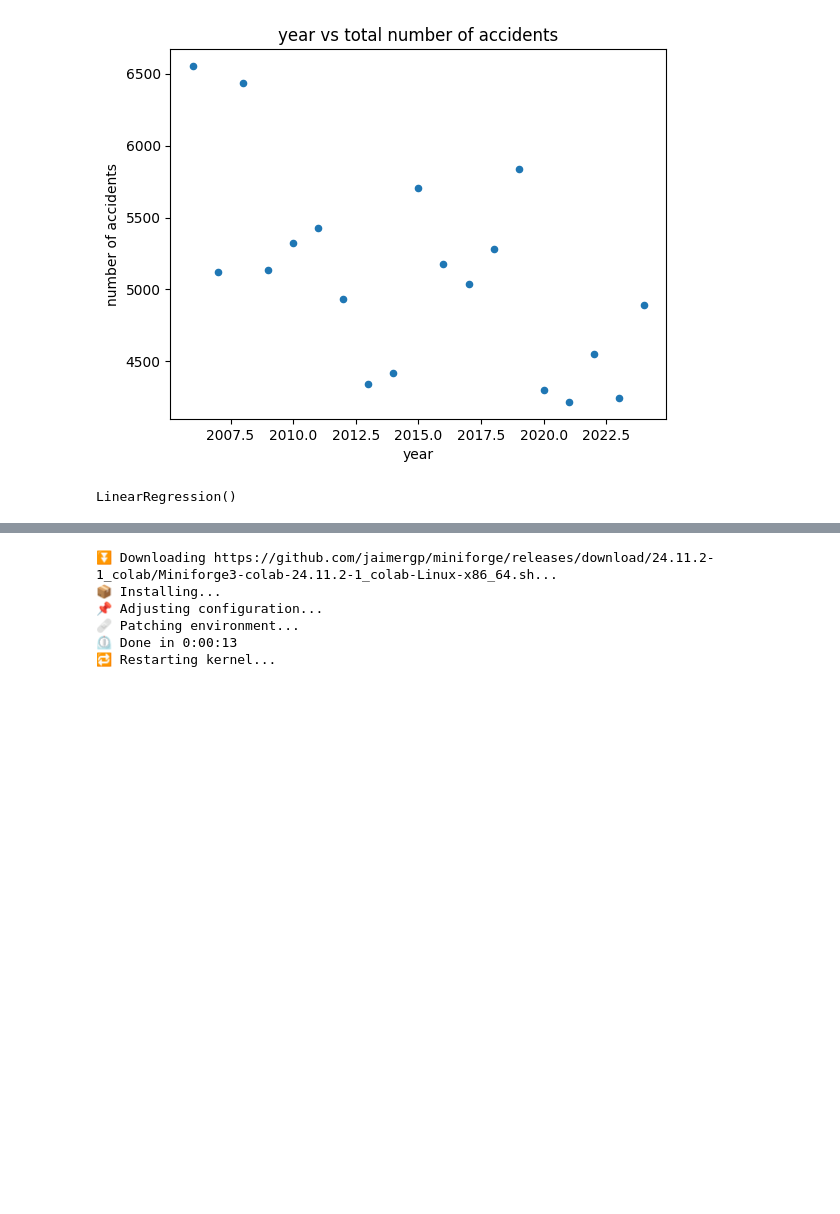
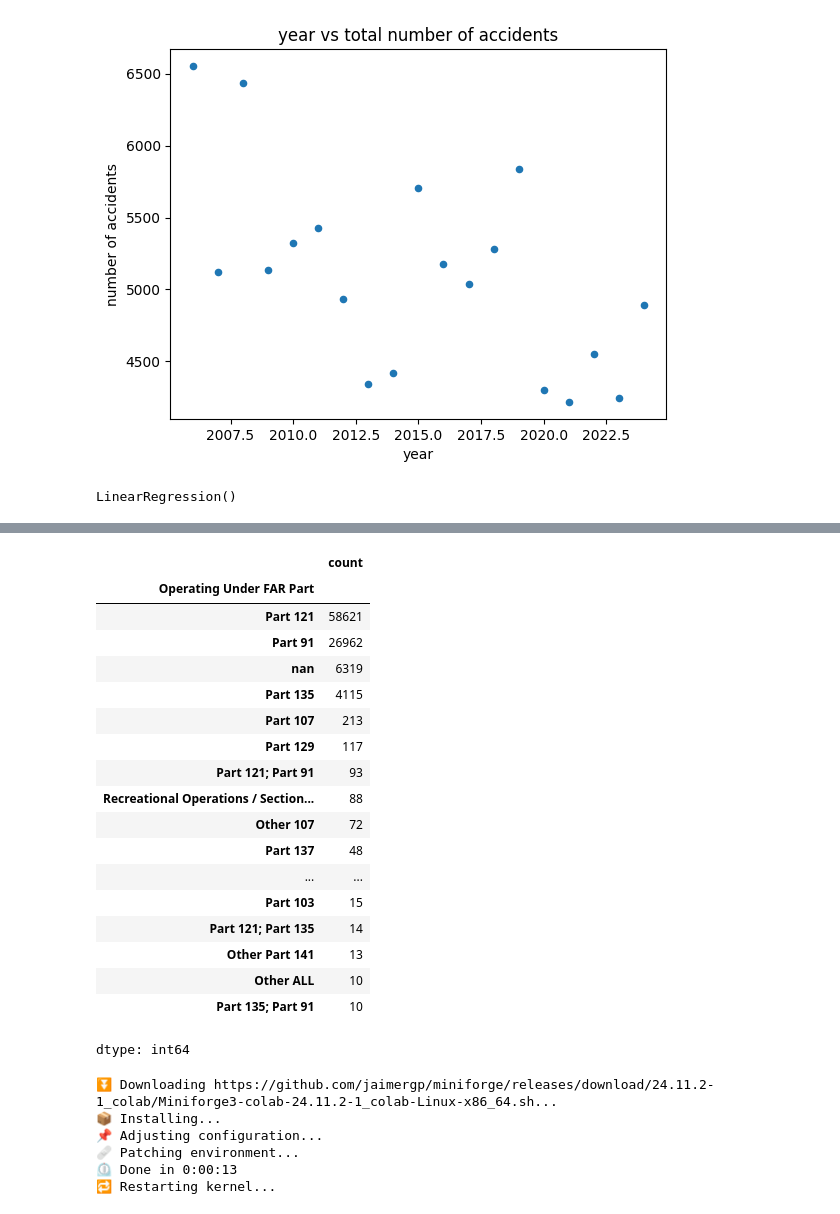
Before and after one commit to terryljh/aviation2, a Jupyter notebook: asrs linear model2.ipynb, the cells around one changed output, grey strips where cells are left out. Cells and saved outputs as stored; diff of their text form; code cells hidden in the pictures; blank space fills up the shorter version.

```diff
--- a/asrs linear model2.ipynb
+++ b/asrs linear model2.ipynb
@@ -542,0 +431,57 @@ strong multicollinearity or other numerical problems.
+# %%
+#introduce other variables as features, e.g. percentage due to human factors
+import statsmodels.api as sm
+
+dfsubset2 = dfsubset[(dfsubset['Date']//100 >= 2006) & (dfsubset['Date']//100 <= 2024)]
+dfsubset2=dfsubset2.copy()
+dfsubset2['Year'] = dfsubset2['Date']//100
+dfsubset2['Month'] = dfsubset2['Date']%100
+
+dfsubset2['Human_Factors'] = dfsubset2['Primary Problem'] == 'Human Factors'
+hf_by_month = dfsubset2.groupby(['Year', 'Month'])['Human_Factors'].mean().reset_index(name='pct_human_factors')
+
+dfsubset2['Operating Under FAR Part'] = dfsubset2['Operating Under FAR Part'].astype(str)
+dfsubset2['Operating Under FAR Part'] = dfsubset2['Operating Under FAR Part'].apply(
+    lambda x: '; '.join(sorted(set([part.strip() for part in x.split(';')]))))
+#there are some entries like 121;121 and 91;91, this cleans them to just 121 or 91
+
+#dfsubset2['FAR_121'] = dfsubset2['Operating Under FAR Part'] == 'Part 121'
+#far_by_month = dfsubset2.groupby(['Year', 'Month'])['FAR_121'].mean().reset_index(name='pct_far121')
+
+dfsubset2['FAR_91'] = dfsubset2['Operating Under FAR Part'] == 'Part 91'
+far_by_month = dfsubset2.groupby(['Year', 'Month'])['FAR_91'].mean().reset_index(name='pct_far121')
+
+dfsubset2['FAR_135'] = dfsubset2['Operating Under FAR Part'] == 'Part 135'
+far_by_month = dfsubset2.groupby(['Year', 'Month'])['FAR_135'].mean().reset_index(name='pct_far121')
+
+dfsubset2['FAR_107'] = dfsubset2['Operating Under FAR Part'] == 'Part 107'
+far_by_month = dfsubset2.groupby(['Year', 'Month'])['FAR_107'].mean().reset_index(name='pct_far121')
+
+grouped = dfsubset2.groupby(['Year', 'Month']).size().reset_index(name='count')
+
+model_df = grouped.merge(hf_by_month, on=['Year', 'Month']).merge(far_by_month, on=['Year', 'Month'])
+model_df['Month'] = model_df['Month'].astype(int)
+
+month_dummies = pd.get_dummies(model_df['Month'], prefix='Month', drop_first=True)
+
+model_df['Year'] = pd.to_numeric(model_df['Year'], errors='coerce')
+
+X = pd.concat([model_df[['Year','pct_human_factors'#, 'pct_far121'
+                         ]].astype(float), month_dummies.astype(float)], axis=1)
+y = model_df['count'].astype(float)
+
+X = X.apply(pd.to_numeric, errors='coerce').dropna()
+y = y.loc[X.index]
+X_train, X_test, y_train, y_test = train_test_split(
+X, y, test_size=0.2, random_state=945)
+monthmodel = LinearRegression()
+monthmodel.fit(X_train,y_train)
+
+X_train = sm.add_constant(X_train, prepend=False)
+
+monthmodel2 = sm.OLS(y_train, X_train).fit()
+print(monthmodel2.summary())
+print(model_df[['Year','pct_human_factors']].corr())
+dfsubset2['Primary Problem'].value_counts()[lambda x: x >= 100]
+dfsubset2['Operating Under FAR Part'].value_counts()[lambda x: x >= 10]
+# %% [output]
@@ -543,3 +505,22 @@ strong multicollinearity or other numerical problems.
+|  | count |
+| Operating Under FAR Part |  |
+| Part 121 | 58621 |
+| Part 91 | 26962 |
+| nan | 6319 |
+| Part 135 | 4115 |
+| Part 107 | 213 |
+| Part 129 | 117 |
+| Part 121; Part 91 | 93 |
+| Recreational Operations / Section... | 88 |
+| Other 107 | 72 |
+| Part 137 | 48 |
+| ... | ... |
+| Part 103 | 15 |
+| Part 121; Part 135 | 14 |
+| Other Part 141 | 13 |
+| Other ALL | 10 |
+| Part 135; Part 91 | 10 |
+dtype: int64
 # %%
 !pip install -q condacolab
 import condacolab
```
Also changed, not shown: parts of 7 cells of this notebook.
